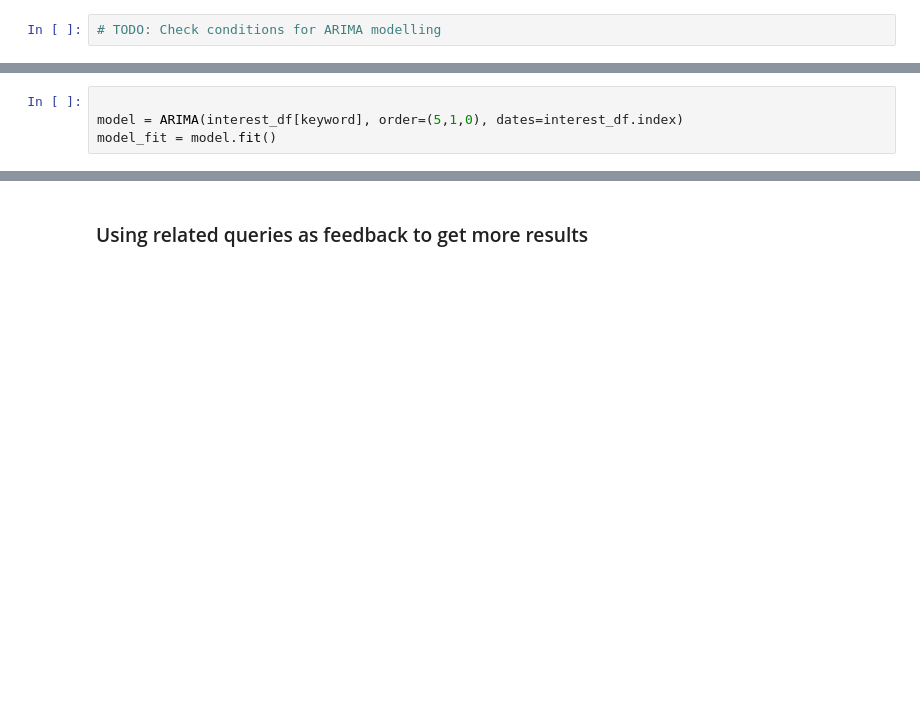
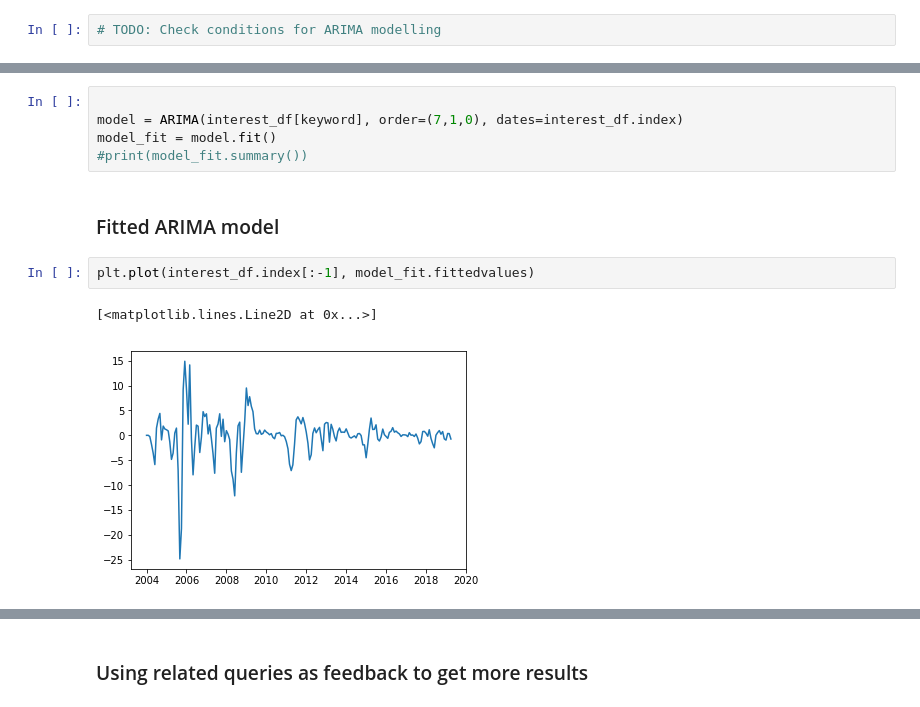
Before and after one commit to Allen-Z-4230/FutureGas, a Jupyter notebook: google_trends.ipynb, the cells around one changed output, grey strips where cells are left out. Saved outputs shown, nothing was run; the diff lists cells and outputs as text; blank space fills up the shorter version.

```diff
--- a/google_trends.ipynb
+++ b/google_trends.ipynb
@@ -90,4 +98,12 @@ for k_word in interest_df.columns:
 # %%
 
-model = ARIMA(interest_df[keyword], order=(5,1,0), dates=interest_df.index)
+model = ARIMA(interest_df[keyword], order=(7,1,0), dates=interest_df.index)
 model_fit = model.fit()
+#print(model_fit.summary())
+# %% [markdown]
+### Fitted ARIMA model
+# %%
+plt.plot(interest_df.index[:-1], model_fit.fittedvalues)
+# %% [output]
+[<matplotlib.lines.Line2D at 0x...>]
+[figure, added]
```
Also changed, not shown: parts of 8 cells of this notebook, 1 other file.
